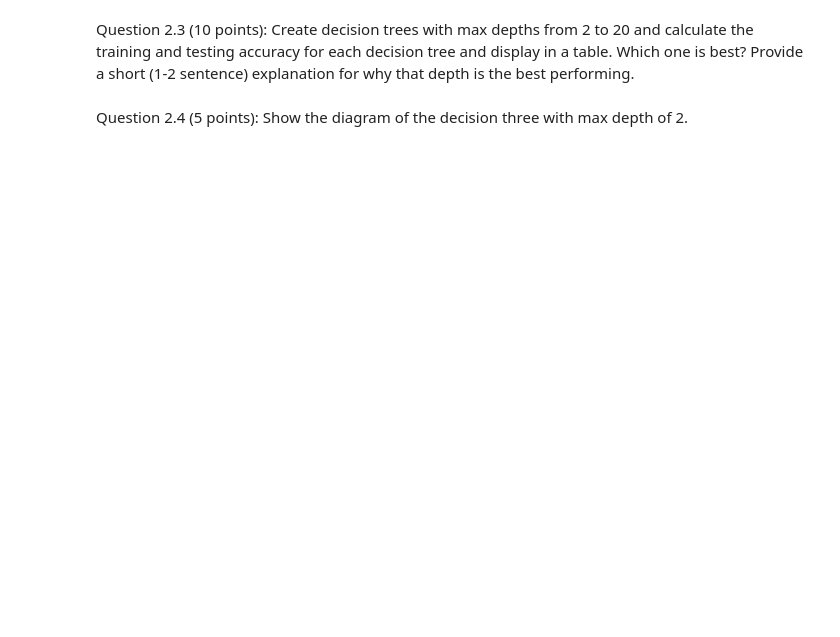
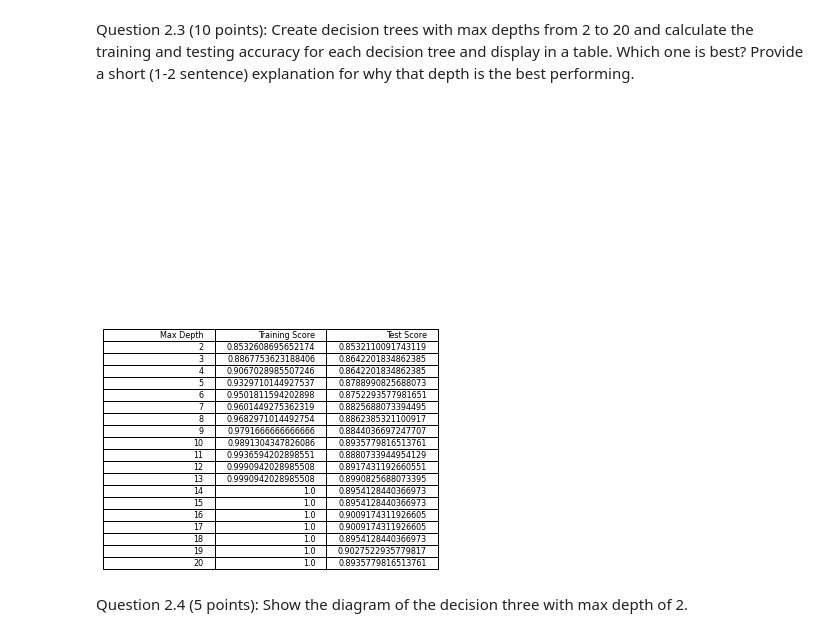
Before and after one commit to sarhuang/cosc425, a Jupyter notebook: Lab1/lab1_part2.ipynb, the cells around one changed output. Cells and saved outputs as stored; diff of their text form; code cells hidden in the pictures; blank space fills up the shorter version.

```diff
--- a/Lab1/lab1_part2.ipynb
+++ b/Lab1/lab1_part2.ipynb
@@ -44,5 +76,23 @@ does it split on)?
 Question 2.3 (10 points): Create decision trees with max depths from 2 to 20 and calculate
 the training and testing accuracy for each decision tree and display in a table. Which one is
 best? Provide a short (1-2 sentence) explanation for why that depth is the best performing.
+# %%
+old_y_predict = 0
+table_info = [["Max Depth", "Training Score", "Test Score"]]
+
+for depth in range(2, 21):
+    tree2 = tree.DecisionTreeClassifier(criterion="entropy", max_depth=depth)
+    tree2.fit(X_train, y_train)
+    y_predict = tree2.predict(X_train)
+    old_y_predict = y_predict
+    y_predict = tree2.predict(X_test)
+    table_info.append([depth, accuracy_score(y_train, old_y_predict), accuracy_score(y_test, y_predict)])
+
+#Trying to hide the graph and only show a table
+plt.axis('off')
+plt.table(table_info)
+plt.show()
+# %% [output]
+[figure, added]
 # %% [markdown]
 Question 2.4 (5 points): Show the diagram of the decision three with max depth of 2.
```
Also changed, not shown: parts of 3 cells of this notebook, 1 other file.
